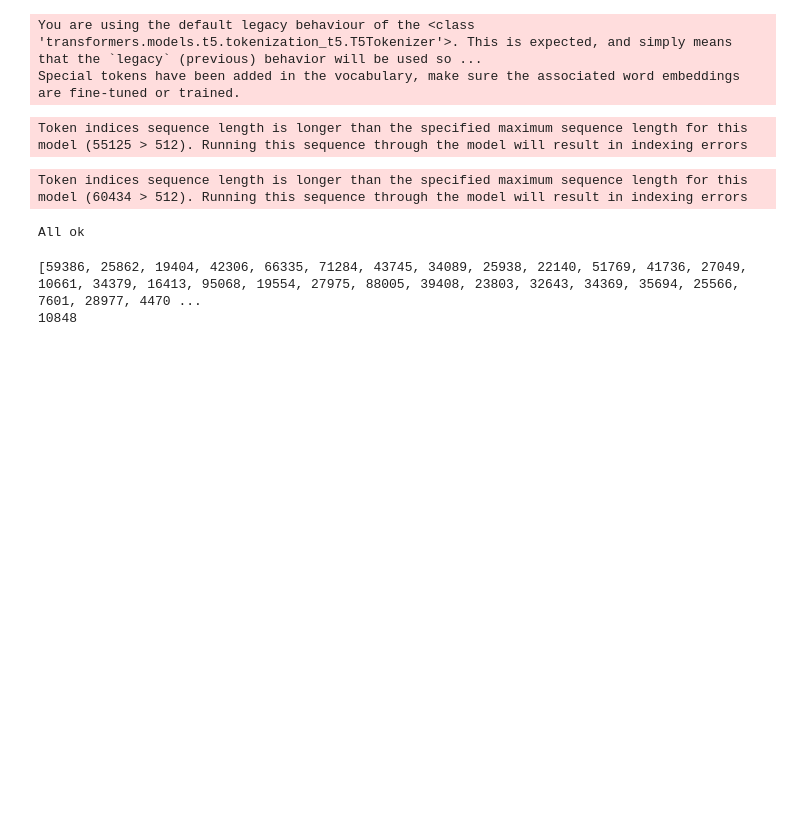
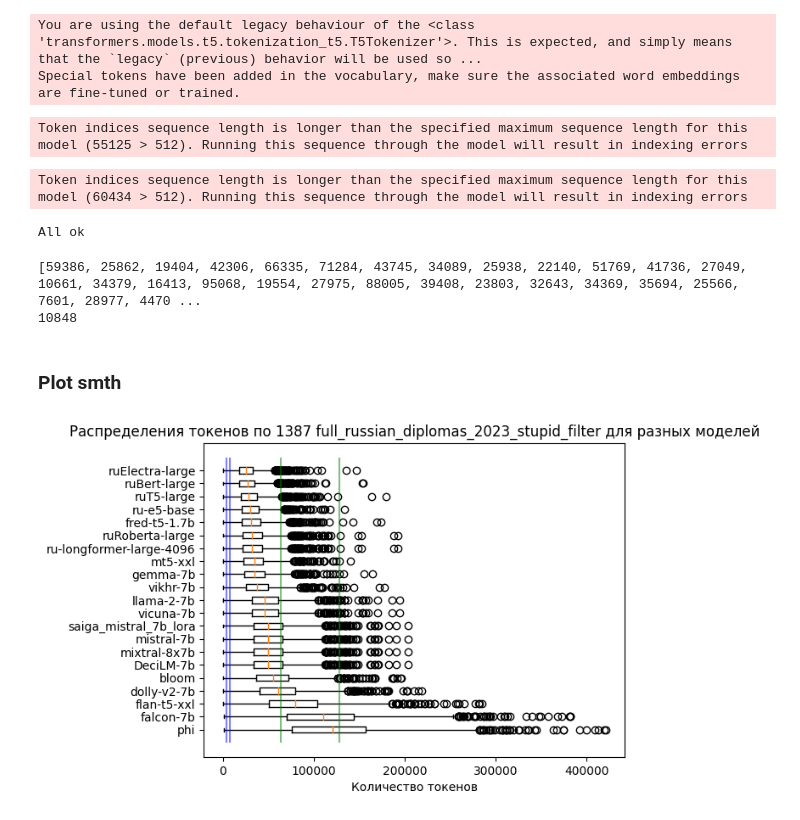
Before and after one commit to DenisovNikita/long_context_LLMs, a Jupyter notebook: src/notebooks/data_analization/calculate_fulll_diplomas_tokens.ipynb, the cells around one changed output. Drawn from its saved outputs; the diff is of its cells as text; code cells hidden in the pictures; blank space fills up the shorter version.

```diff
--- a/src/notebooks/data_analization/calculate_fulll_diplomas_tokens.ipynb
+++ b/src/notebooks/data_analization/calculate_fulll_diplomas_tokens.ipynb
@@ -209,3 +209,7 @@ for file in output_dir_path.glob("*.json"):
 # %% [output]
 [59386, 25862, 19404, 42306, 66335, 71284, 43745, 34089, 25938, 22140, 51769, 41736, 27049, 10661, 34379, 16413, 95068, 19554, 27975, 88005, 39408, 23803, 32643, 34369, 35694, 25566, 7601, 28977, 4470 ...
 10848
+# %% [markdown]
+### Plot smth
+# %%
+output_dir_path = ARTIFACTS_DIR_PATH.joinpath("tokens/full_russian_diplomas_2023_stupid_filter/")
@@ -211,0 +218,4 @@ for file in output_dir_path.glob("*.json"):
+# %%
+plot_tokens_distributions(output_dir_path, vlines_blue=[4000, 8000], vlines_green=[64000, 128000])
+# %% [output]
+[figure, added]
```
Also changed, not shown: parts of 5 cells of this notebook, 5 other files.
